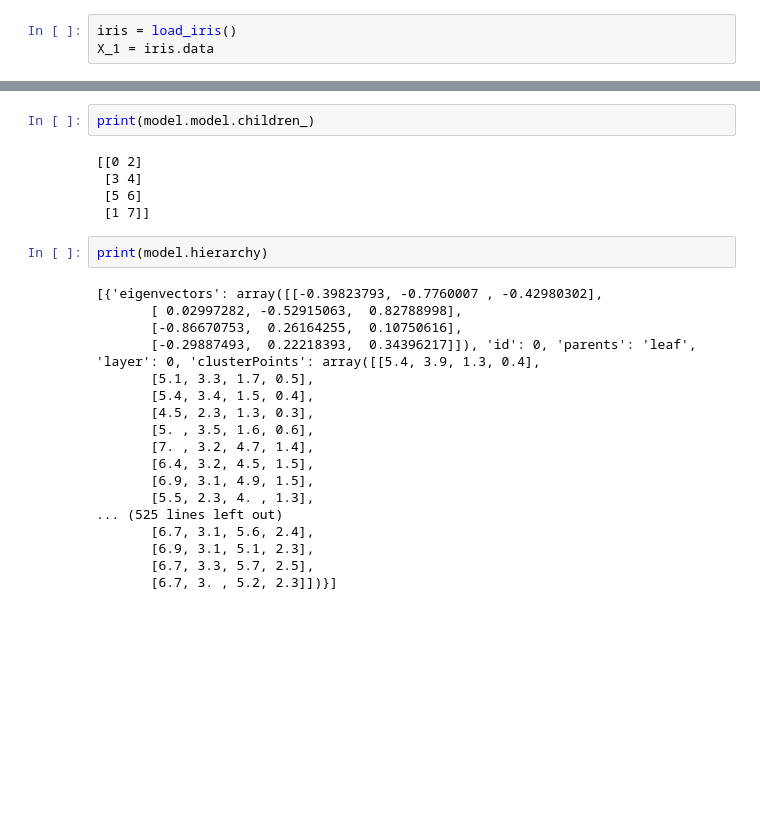
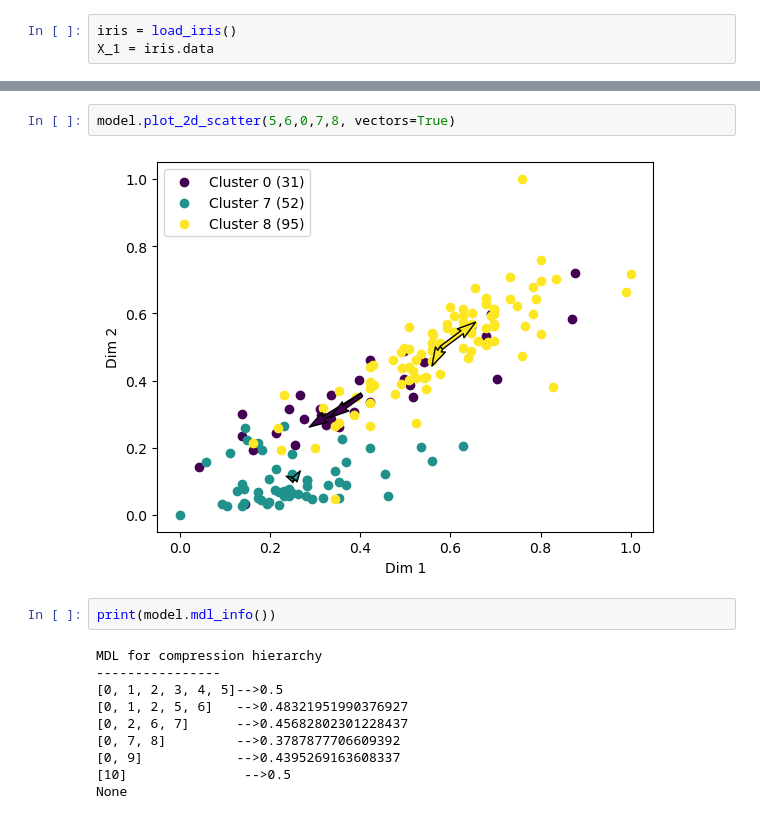
Before and after one commit to Arne-Wiese/bachelorarbeit, a Jupyter notebook: myCluster_test.ipynb, the cells around one changed output, grey strips where cells are left out. Drawn from its saved outputs; the diff is of its cells as text; blank space fills up the shorter version.

```diff
--- a/myCluster_test.ipynb
+++ b/myCluster_test.ipynb
@@ -54,27 +62,16 @@ model.plot_dendrogram(truncate_mode="level", p=3)
+# %%
+model.plot_2d_scatter(5,6,0,7,8, vectors=True)
+# %% [output]
+[figure, added]
 # %%
-print(model.model.children_)
+print(model.mdl_info())
 # %% [output]
-[[0 2]
- [3 4]
- [5 6]
- [1 7]]
+MDL for compression hierarchy
+----------------
+[0, 1, 2, 3, 4, 5]-->0.5
+[0, 1, 2, 5, 6]   -->0.48321951990376927
+[0, 2, 6, 7]      -->0.45682802301228437
+[0, 7, 8]         -->0.3787877706609392
+[0, 9]            -->0.4395269163608337
+[10]               -->0.5
+None
-# %%
-print(model.hierarchy)
-# %% [output]
-[{'eigenvectors': array([[-0.39823793, -0.7760007 , -0.42980302],
-       [ 0.02997282, -0.52915063,  0.82788998],
-       [-0.86670753,  0.26164255,  0.10750616],
-       [-0.29887493,  0.22218393,  0.34396217]]), 'id': 0, 'parents': 'leaf', 'layer': 0, 'clusterPoints': array([[5.4, 3.9, 1.3, 0.4],
-       [5.1, 3.3, 1.7, 0.5],
-       [5.4, 3.4, 1.5, 0.4],
-       [4.5, 2.3, 1.3, 0.3],
-       [5. , 3.5, 1.6, 0.6],
-       [7. , 3.2, 4.7, 1.4],
-       [6.4, 3.2, 4.5, 1.5],
-       [6.9, 3.1, 4.9, 1.5],
-       [5.5, 2.3, 4. , 1.3],
-... (525 lines left out)
-       [6.7, 3.1, 5.6, 2.4],
-       [6.9, 3.1, 5.1, 2.3],
-       [6.7, 3.3, 5.7, 2.5],
-       [6.7, 3. , 5.2, 2.3]])}]
```
Also changed, not shown: parts of 11 cells of this notebook, 3 other files.
